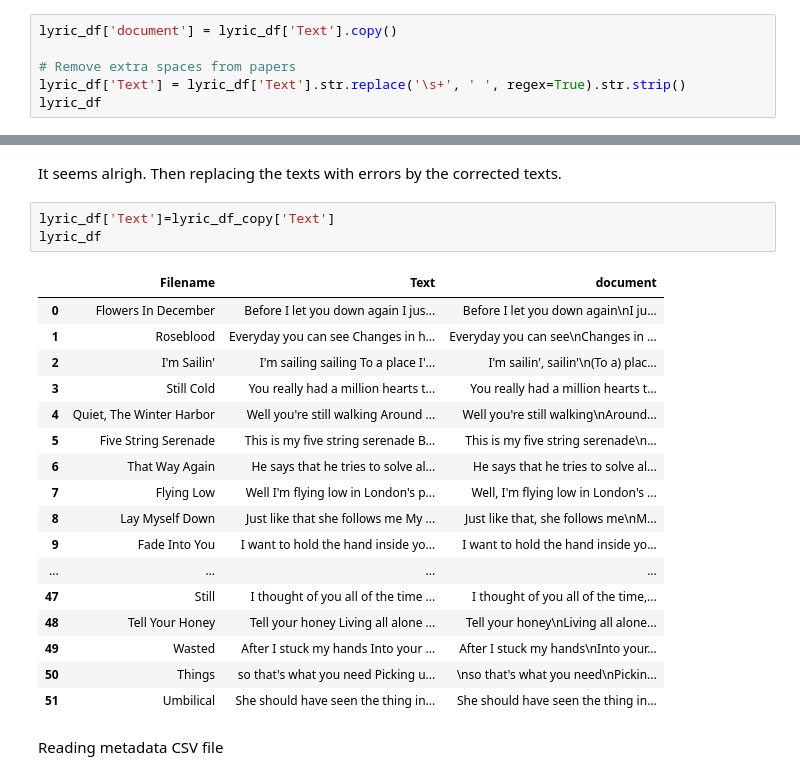
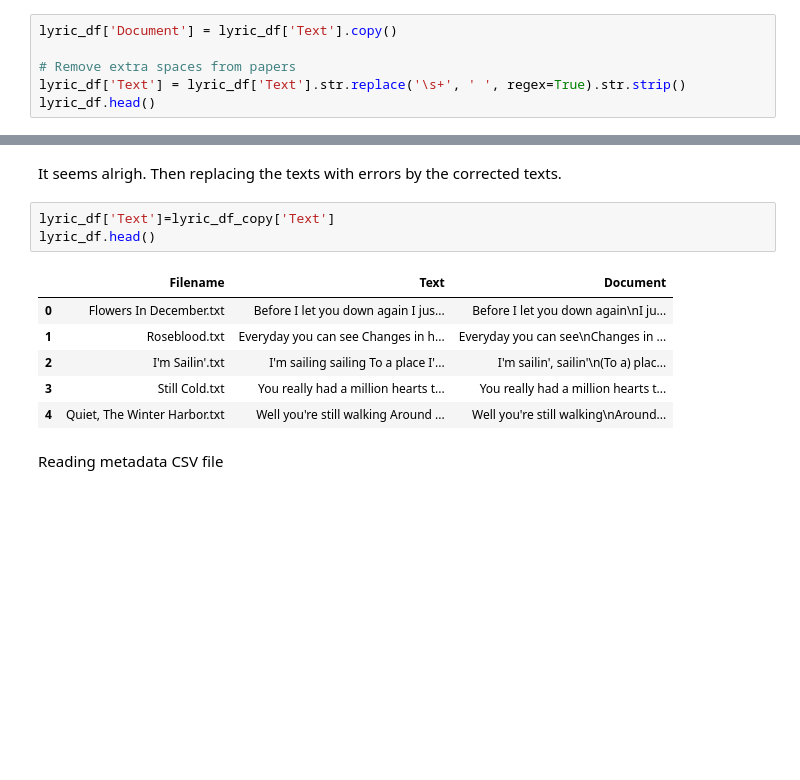
Before and after one commit to lliicassie/Mazzy-Star-Lyrics-Corpus-and-Annotation, a Jupyter notebook: Mazzy Star Lyrics Preprocess and Annotation.ipynb, the cells around one changed output, grey strips where cells are left out. Cells and saved outputs as stored; diff of their text form; blank space fills up the shorter version.

```diff
--- a/Mazzy Star Lyrics Preprocess and Annotation.ipynb
+++ b/Mazzy Star Lyrics Preprocess and Annotation.ipynb
@@ -72,9 +72,9 @@ lyric_df.head()
 # %% [markdown]
 The beginnings of some of the texts may contain extra spaces (indicated by \t or \n). These characters can be replaced by a single space using the str.replace() method.
 # %%
-lyric_df['document'] = lyric_df['Text'].copy()
+lyric_df['Document'] = lyric_df['Text'].copy()
 
 # Remove extra spaces from papers
 lyric_df['Text'] = lyric_df['Text'].str.replace('\s+', ' ', regex=True).str.strip()
-lyric_df
+lyric_df.head()
 # %% [output]
@@ -212,25 +190,14 @@ lyric_df_copy[['Filename','Text', 'Typos']]
 It seems alrigh. Then replacing the texts with errors by the corrected texts.
 # %%
 lyric_df['Text']=lyric_df_copy['Text']
-lyric_df
+lyric_df.head()
 # %% [output]
-|  | Filename | Text | document |
-| 0 | Flowers In December | Before I let you down again I jus... | Before I let you down again\nI ju... |
-| 1 | Roseblood | Everyday you can see Changes in h... | Everyday you can see\nChanges in ... |
-| 2 | I'm Sailin' | I'm sailing sailing To a place I'... | I'm sailin', sailin'\n(To a) plac... |
-| 3 | Still Cold | You really had a million hearts t... | You really had a million hearts t... |
-| 4 | Quiet, The Winter Harbor | Well you're still walking Around ... | Well you're still walking\nAround... |
-| 5 | Five String Serenade | This is my five string serenade B... | This is my five string serenade\n... |
-| 6 | That Way Again | He says that he tries to solve al... | He says that he tries to solve al... |
-| 7 | Flying Low | Well I'm flying low in London's p... | Well, I'm flying low in London's ... |
-| 8 | Lay Myself Down | Just like that she follows me My ... | Just like that, she follows me\nM... |
-| 9 | Fade Into You | I want to hold the hand inside yo... | I want to hold the hand inside yo... |
-| ... | ... | ... | ... |
-| 47 | Still | I thought of you all of the time ... | I thought of you all of the time,... |
-| 48 | Tell Your Honey | Tell your honey Living all alone ... | Tell your honey\nLiving all alone... |
-| 49 | Wasted | After I stuck my hands Into your ... | After I stuck my hands\nInto your... |
-| 50 | Things | so that's what you need Picking u... | \nso that's what you need\nPickin... |
-| 51 | Umbilical | She should have seen the thing in... | She should have seen the thing in... |
+|  | Filename | Text | Document |
+| 0 | Flowers In December.txt | Before I let you down again I jus... | Before I let you down again\nI ju... |
+| 1 | Roseblood.txt | Everyday you can see Changes in h... | Everyday you can see\nChanges in ... |
+| 2 | I'm Sailin'.txt | I'm sailing sailing To a place I'... | I'm sailin', sailin'\n(To a) plac... |
+| 3 | Still Cold.txt | You really had a million hearts t... | You really had a million hearts t... |
+| 4 | Quiet, The Winter Harbor.txt | Well you're still walking Around ... | Well you're still walking\nAround... |
 # %% [markdown]
 Reading metadata CSV file
 # %%
```
Also changed, not shown: parts of 8 cells of this notebook, 1 other file.
